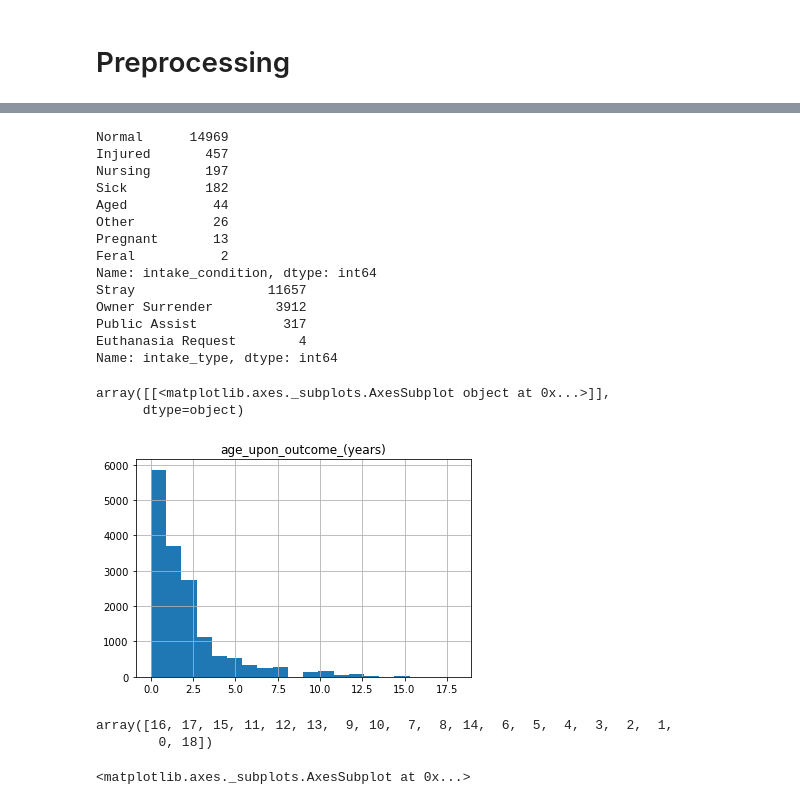
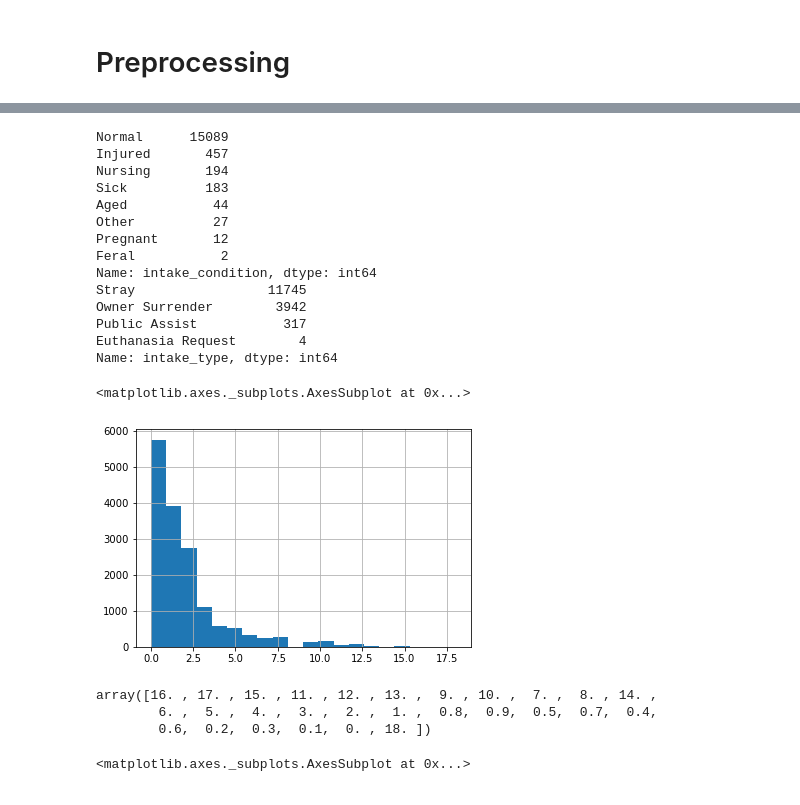
Before and after one commit to amandawhite013/CapstoneTwo, a Jupyter notebook: Preprocessing_and_Modeling.ipynb, the cells around one changed output, grey strips where cells are left out. Drawn from its saved outputs; the diff is of its cells as text; code cells hidden in the pictures.

```diff
--- a/Preprocessing_and_Modeling.ipynb
+++ b/Preprocessing_and_Modeling.ipynb
@@ -16,3 +13,0 @@ Dropping Transfered dogs to capture how long it take for a dog to get adopted. T
-# %%
-df = df[df['outcome_type']=='Adoption']
-df.head()
@@ -27,3 +13,0 @@ df.head()
-# %%
-#don't need the int columns anymore
-df = df.drop(['intake_cond_int','intake_type_int'], axis=1)
@@ -32,17 +30,17 @@ df = df.drop(['intake_cond_int','intake_type_int'], axis=1)
 print(df['intake_condition'].value_counts())
 print(df['intake_type'].value_counts())
 # %% [output]
-Normal      14969
+Normal      15089
 Injured       457
-Nursing       197
-Sick          182
+Nursing       194
+Sick          183
 Aged           44
-Other          26
-Pregnant       13
+Other          27
+Pregnant       12
 Feral           2
 Name: intake_condition, dtype: int64
-Stray                 11657
-Owner Surrender        3912
+Stray                 11745
+Owner Surrender        3942
 Public Assist           317
 Euthanasia Request        4
 Name: intake_type, dtype: int64
@@ -51,16 +49,16 @@ Name: intake_type, dtype: int64
 df = pd.get_dummies(df, columns=['intake_condition', 'intake_type', 'sex_upon_outcome'], prefix=['intake_cond', 'intake_type', 'gender'])
 # %%
 
-df[['age_upon_outcome_(years)']].hist(bins=20)
+df['age_upon_outcome_(years)'].hist(bins=20)
 # %% [output]
-array([[<matplotlib.axes._subplots.AxesSubplot object at 0x...>]],
-      dtype=object)
+<matplotlib.axes._subplots.AxesSubplot at 0x...>
-[figure, old version]
+[figure, new version]
 # %%
 df['age_upon_outcome_(years)'].unique()
 # %% [output]
-array([16, 17, 15, 11, 12, 13,  9, 10,  7,  8, 14,  6,  5,  4,  3,  2,  1,
-        0, 18])
+array([16. , 17. , 15. , 11. , 12. , 13. ,  9. , 10. ,  7. ,  8. , 14. ,
+        6. ,  5. ,  4. ,  3. ,  2. ,  1. ,  0.8,  0.9,  0.5,  0.7,  0.4,
+        0.6,  0.2,  0.3,  0.1,  0. , 18. ])
 # %%
 #changing time_in_shelter_days to int
 df['time_in_shelter_days'] = df['time_in_shelter_days'].astype(int)
```
Also changed, not shown: parts of 25 cells of this notebook.
